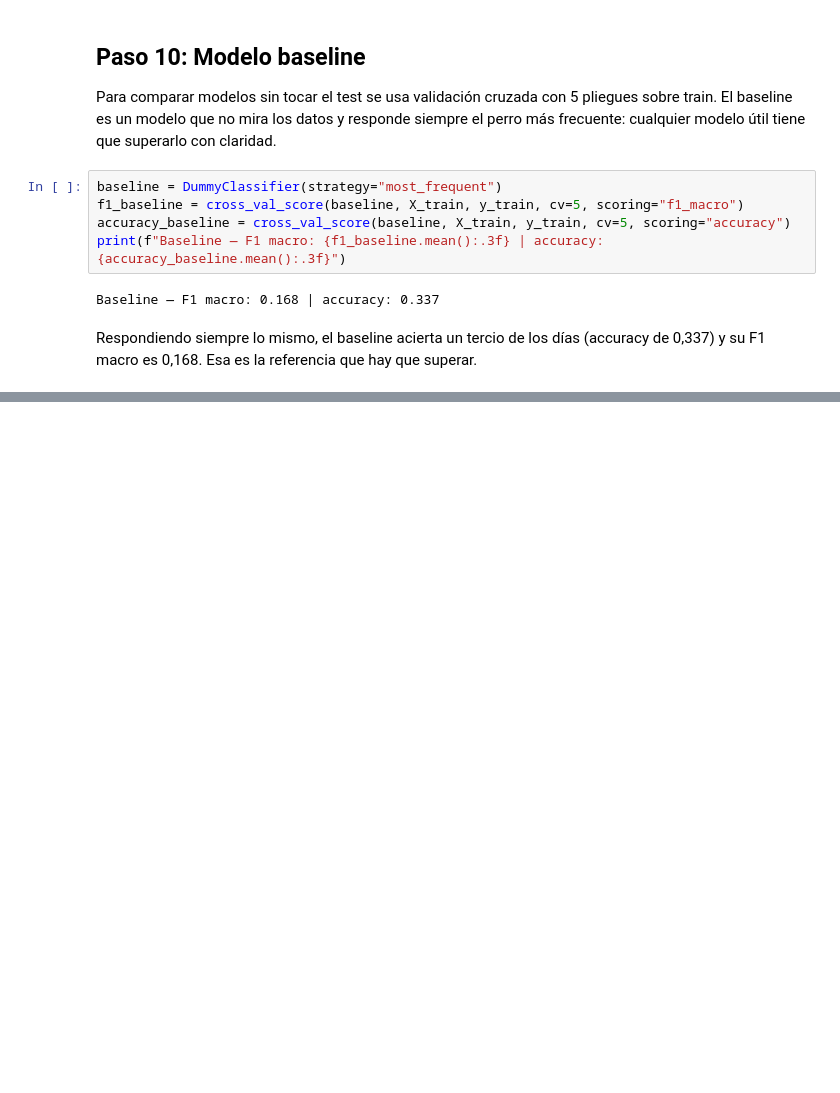
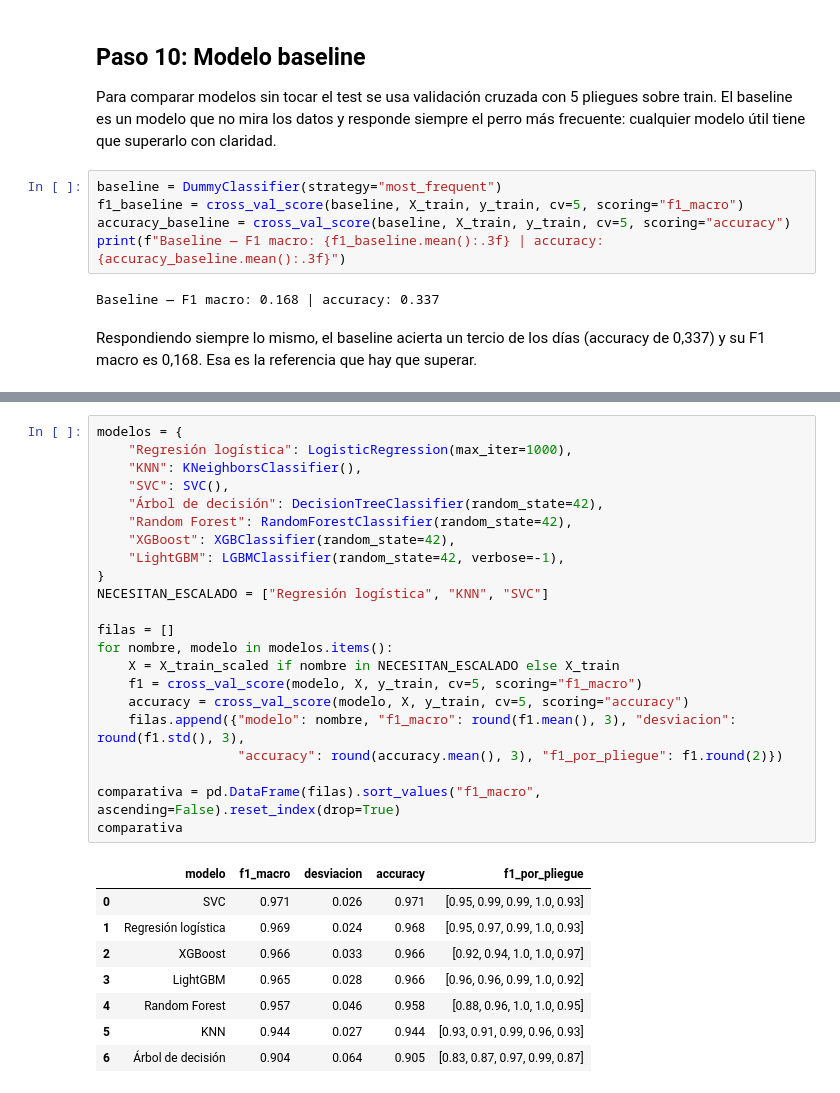
Before and after one commit to claudiavera156/ML_Huella_Conductual, a Jupyter notebook: main.ipynb, the cells around one changed output, grey strips where cells are left out. Saved outputs shown, nothing was run; the diff lists cells and outputs as text; blank space fills up the shorter version.

```diff
--- a/main.ipynb
+++ b/main.ipynb
@@ -1048,0 +1053,31 @@ Respondiendo siempre lo mismo, el baseline acierta un tercio de los días (accur
+# %%
+modelos = {
+    "Regresión logística": LogisticRegression(max_iter=1000),
+    "KNN": KNeighborsClassifier(),
+    "SVC": SVC(),
+    "Árbol de decisión": DecisionTreeClassifier(random_state=42),
+    "Random Forest": RandomForestClassifier(random_state=42),
+    "XGBoost": XGBClassifier(random_state=42),
+    "LightGBM": LGBMClassifier(random_state=42, verbose=-1),
+}
+NECESITAN_ESCALADO = ["Regresión logística", "KNN", "SVC"]
+
+filas = []
+for nombre, modelo in modelos.items():
+    X = X_train_scaled if nombre in NECESITAN_ESCALADO else X_train
+    f1 = cross_val_score(modelo, X, y_train, cv=5, scoring="f1_macro")
+    accuracy = cross_val_score(modelo, X, y_train, cv=5, scoring="accuracy")
+    filas.append({"modelo": nombre, "f1_macro": round(f1.mean(), 3), "desviacion": round(f1.std(), 3),
+                  "accuracy": round(accuracy.mean(), 3), "f1_por_pliegue": f1.round(2)})
+
+comparativa = pd.DataFrame(filas).sort_values("f1_macro", ascending=False).reset_index(drop=True)
+comparativa
+# %% [output]
+|  | modelo | f1_macro | desviacion | accuracy | f1_por_pliegue |
+| 0 | SVC | 0.971 | 0.026 | 0.971 | [0.95, 0.99, 0.99, 1.0, 0.93] |
+| 1 | Regresión logística | 0.969 | 0.024 | 0.968 | [0.95, 0.97, 0.99, 1.0, 0.93] |
+| 2 | XGBoost | 0.966 | 0.033 | 0.966 | [0.92, 0.94, 1.0, 1.0, 0.97] |
+| 3 | LightGBM | 0.965 | 0.028 | 0.966 | [0.96, 0.96, 0.99, 1.0, 0.92] |
+| 4 | Random Forest | 0.957 | 0.046 | 0.958 | [0.88, 0.96, 1.0, 1.0, 0.95] |
+| 5 | KNN | 0.944 | 0.027 | 0.944 | [0.93, 0.91, 0.99, 0.96, 0.93] |
+| 6 | Árbol de decisión | 0.904 | 0.064 | 0.905 | [0.83, 0.87, 0.97, 0.99, 0.87] |
```
Also changed, not shown: parts of 10 cells of this notebook, 1 other file.
